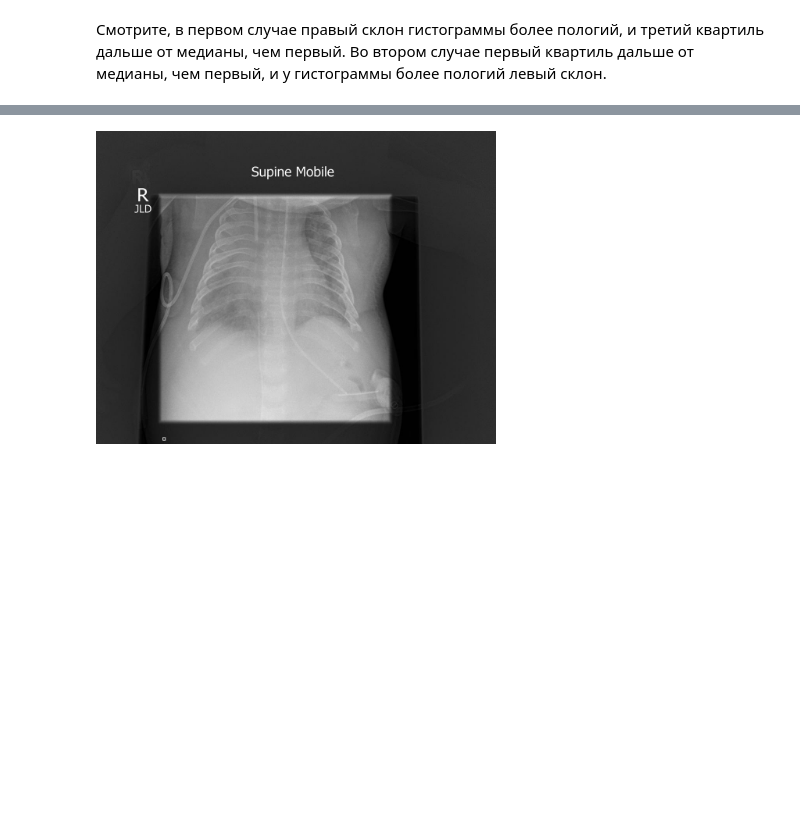
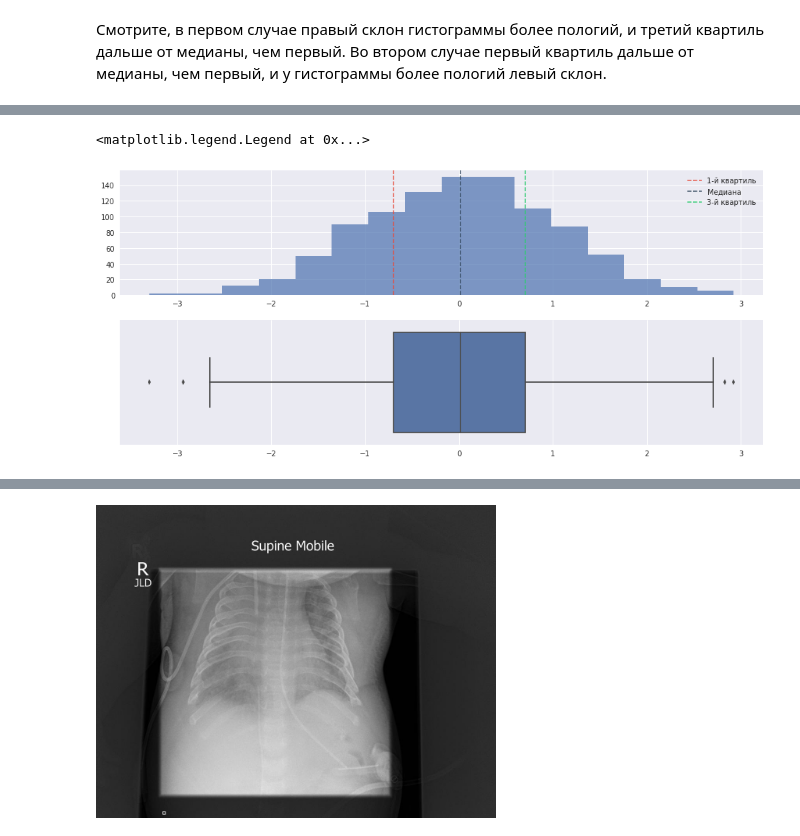
Before and after one commit to mishaberegov/statistics, a Jupyter notebook: Статистика_для_нубов.ipynb, the cells around one changed output, grey strips where cells are left out. Drawn from its saved outputs; the diff is of its cells as text; code cells hidden in the pictures; blank space fills up the shorter version.

```diff
--- a/Статистика_для_нубов.ipynb
+++ b/Статистика_для_нубов.ipynb
@@ -324,0 +332,14 @@ SyntaxError: invalid syntax (<ipython-input-18-e142bf863802>, line 1)
+# %%
+sample_norm = np.random.randn(1000)
+fig = plt.figure(figsize=(16, 7))
+ax1 = plt.subplot(212)
+sns.boxplot(sample_norm)
+ax2 = plt.subplot(211, sharex=ax1)
+plt.hist(sample_norm, bins=16, alpha=0.7)
+l1 = plt.axvline(np.percentile(sample_norm, 25), c="#e74c3c", alpha=0.8, linestyle='dashed', label='1-й квартиль')
+l2 = plt.axvline(np.percentile(sample_norm, 50), c="#34495e", alpha=0.8, linestyle='dashed', label='Медиана')
+l3 = plt.axvline(np.percentile(sample_norm, 75), c="#2ecc71", alpha=0.8, linestyle='dashed', label='3-й квартиль')
+plt.legend(handles=[l1, l2, l3])
+# %% [output]
+<matplotlib.legend.Legend at 0x...>
+[figure, added]
```
Also changed, not shown: parts of 24 cells of this notebook.
